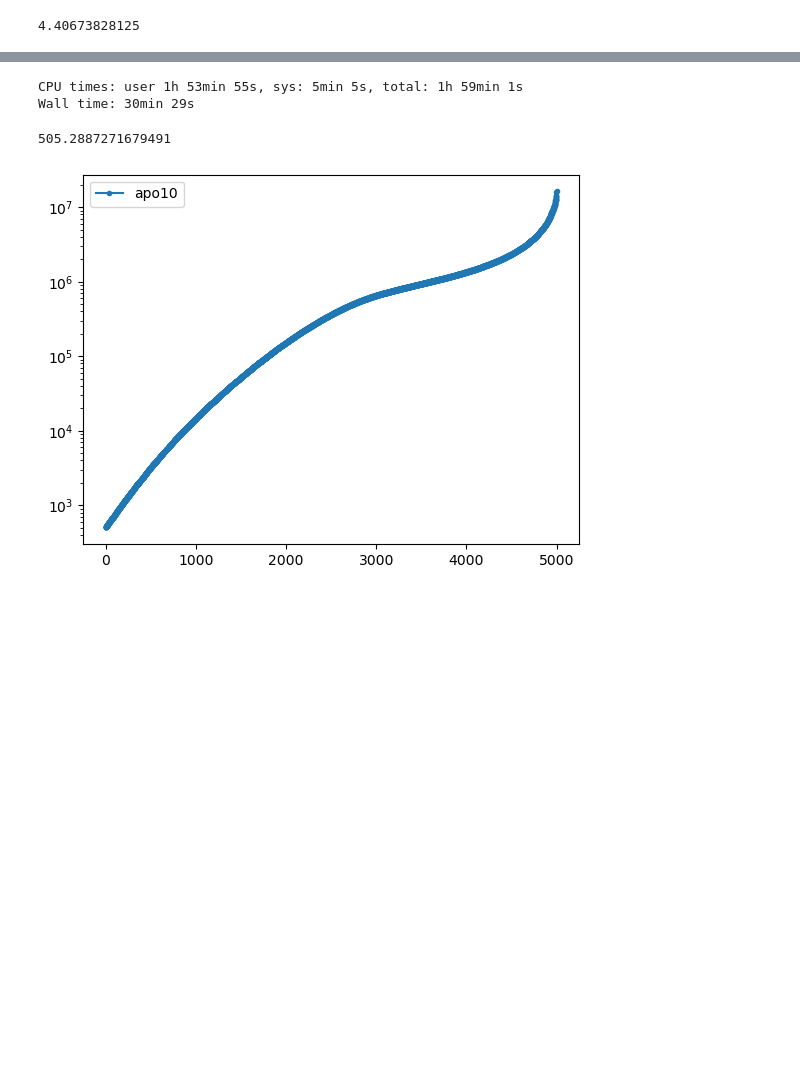
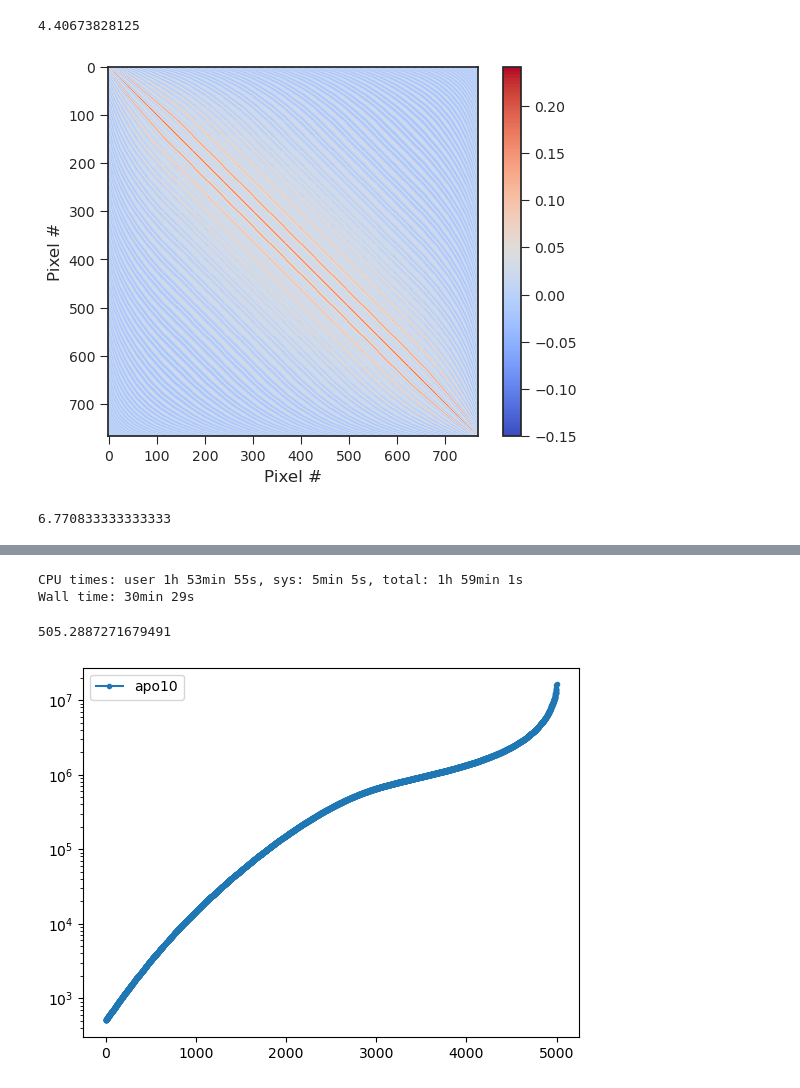
Before and after one commit to catyz/filterbin, a Jupyter notebook: covariance.ipynb, the cells around one changed output, grey strips where cells are left out. Saved outputs shown, nothing was run; the diff lists cells and outputs as text; code cells hidden in the pictures; blank space fills up the shorter version.

```diff
--- a/covariance.ipynb
+++ b/covariance.ipynb
@@ -35,3 +34,26 @@ R_QU = R[npix:, npix:]
 input_cls = mylib.get_camb(1, 0, lmax)
 input_cls_noBB = np.copy(input_cls)
 input_cls_noBB[2] = np.zeros(lmax+1)
+# %%
+Cl_EEonly = obs_cov.get_Cl(nside, 'E')
+C_E = obs_cov.C_ana(nside, Cl_EEonly, None)
+# %%
+plt.style.use(['ggplot', 'seaborn-v0_8-ticks'])
+plt.imshow(C_E[:npix, :npix], cmap='coolwarm')
+plt.xlabel('Pixel #')
+plt.ylabel('Pixel #')
+plt.colorbar()
+
+plt.savefig('plots/qq_cov.pdf', bbox_inches='tight')
+# %% [output]
+[figure, added]
+# %%
+nside = 8
+npix = 12*nside**2
+hits = hp.read_map(f'obsmat_nside{nside}/out/0/filterbin_hits.fits')
+mask = np.zeros_like(hits)
+mask[hits!=0]=1
+fsky = np.sum(mask)/npix
+print(fsky*100)
+# %% [output]
+6.770833333333333
```
Also changed, not shown: parts of 16 cells of this notebook, 4 other files.
